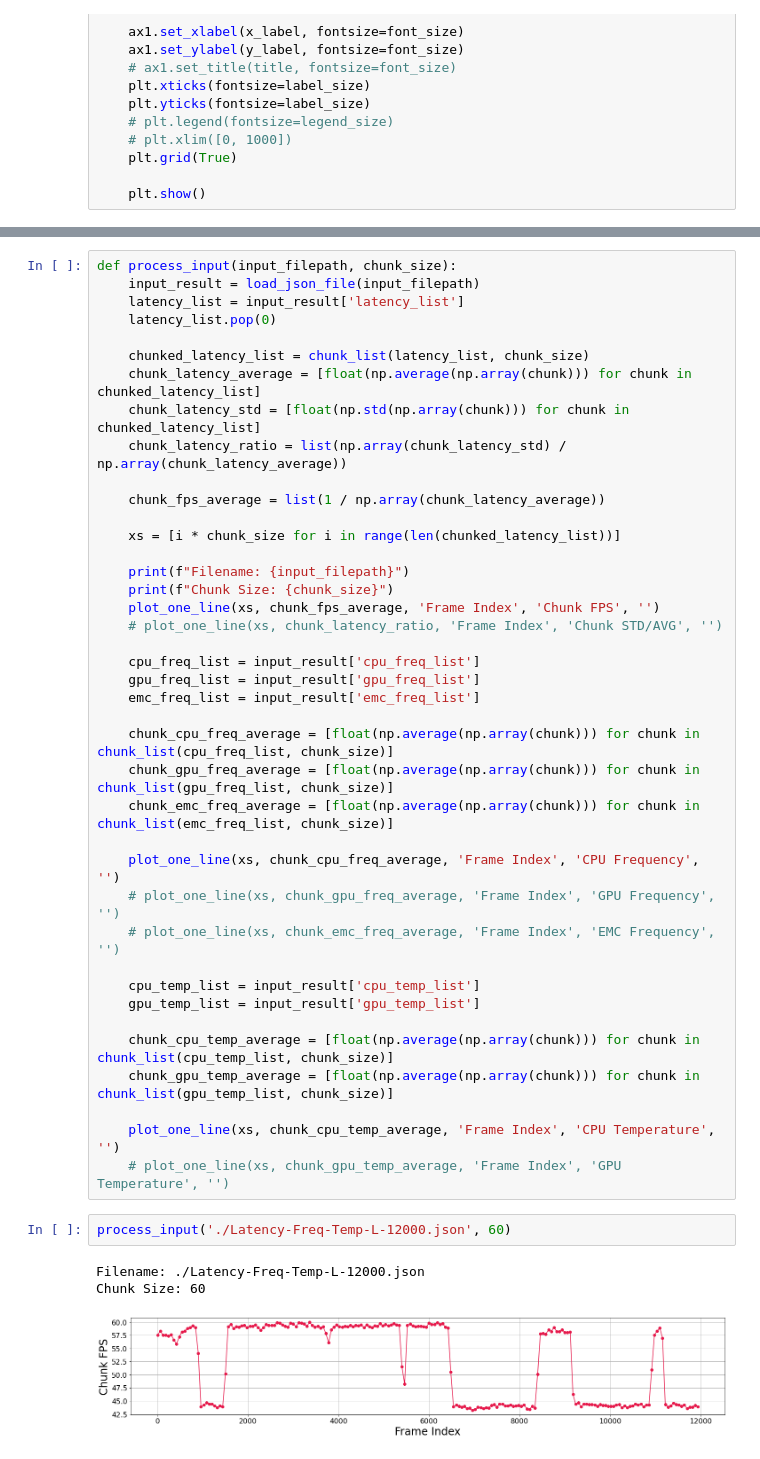
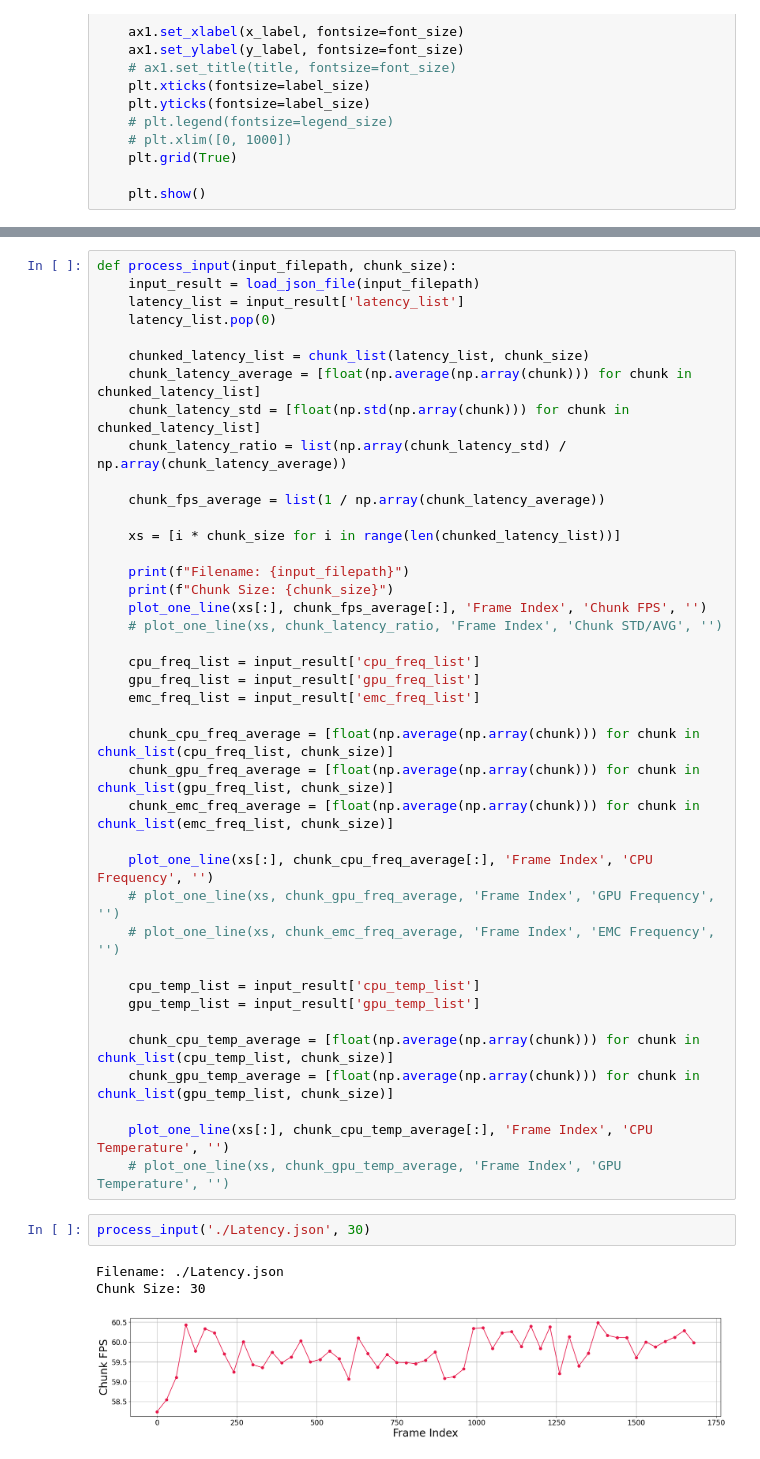
Before and after one commit to lijiaxi2018/Distributed-Learning, a Jupyter notebook: AGX/profiler_yolov8_best_frame_amount/profiler_load_tensor/plot_latency_freq.ipynb, the cells around one changed output, grey strips where cells are left out. Saved outputs shown, nothing was run; the diff lists cells and outputs as text.

Commit message:
feature: fix best frame

```diff
--- a/AGX/profiler_yolov8_best_frame_amount/profiler_load_tensor/plot_latency_freq.ipynb
+++ b/AGX/profiler_yolov8_best_frame_amount/profiler_load_tensor/plot_latency_freq.ipynb
@@ -60,7 +63,7 @@ def process_input(input_filepath, chunk_size):
 
 	print(f"Filename: {input_filepath}")
 	print(f"Chunk Size: {chunk_size}")
-	plot_one_line(xs, chunk_fps_average, 'Frame Index', 'Chunk FPS', '')
+	plot_one_line(xs[:], chunk_fps_average[:], 'Frame Index', 'Chunk FPS', '')
 	# plot_one_line(xs, chunk_latency_ratio, 'Frame Index', 'Chunk STD/AVG', '')
 
 	cpu_freq_list = input_result['cpu_freq_list']
@@ -71,7 +74,7 @@ def process_input(input_filepath, chunk_size):
 	chunk_gpu_freq_average = [float(np.average(np.array(chunk))) for chunk in chunk_list(gpu_freq_list, chunk_size)]
 	chunk_emc_freq_average = [float(np.average(np.array(chunk))) for chunk in chunk_list(emc_freq_list, chunk_size)]
 
-	plot_one_line(xs, chunk_cpu_freq_average, 'Frame Index', 'CPU Frequency', '')
+	plot_one_line(xs[:], chunk_cpu_freq_average[:], 'Frame Index', 'CPU Frequency', '')
 	# plot_one_line(xs, chunk_gpu_freq_average, 'Frame Index', 'GPU Frequency', '')
 	# plot_one_line(xs, chunk_emc_freq_average, 'Frame Index', 'EMC Frequency', '')
 
@@ -81,11 +84,11 @@ def process_input(input_filepath, chunk_size):
 	chunk_cpu_temp_average = [float(np.average(np.array(chunk))) for chunk in chunk_list(cpu_temp_list, chunk_size)]
 	chunk_gpu_temp_average = [float(np.average(np.array(chunk))) for chunk in chunk_list(gpu_temp_list, chunk_size)]
 
-	plot_one_line(xs, chunk_cpu_temp_average, 'Frame Index', 'CPU Temperature', '')
+	plot_one_line(xs[:], chunk_cpu_temp_average[:], 'Frame Index', 'CPU Temperature', '')
 	# plot_one_line(xs, chunk_gpu_temp_average, 'Frame Index', 'GPU Temperature', '')
 # %%
-process_input('./Latency-Freq-Temp-L-12000.json', 60)
+process_input('./Latency.json', 30)
 # %% [output]
-Filename: ./Latency-Freq-Temp-L-12000.json
-Chunk Size: 60
+Filename: ./Latency.json
+Chunk Size: 30
-[figure, old version]
+[figure, new version]
```
Also changed, not shown: parts of 2 cells of this notebook, 5 other files.
